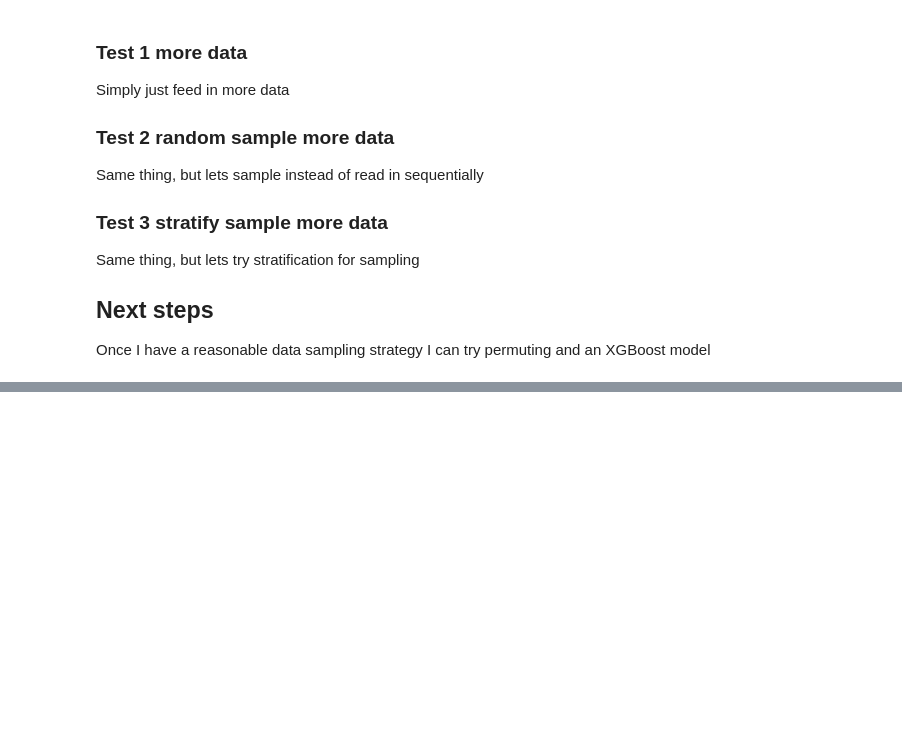
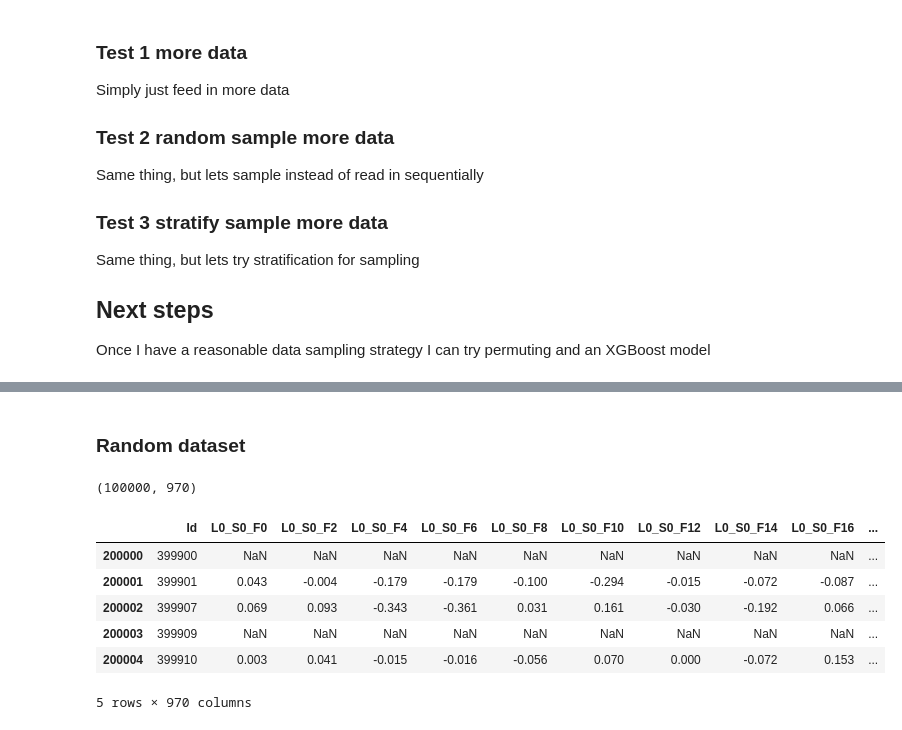
Before and after one commit to bloominstituteoftechnology/DS-Unit-2-Applied-Modeling, a Jupyter notebook: module3-permutation-boosting/LS_DS_233_assignment.ipynb, the cells around one changed output, grey strips where cells are left out. Drawn from its saved outputs; the diff is of its cells as text; code cells hidden in the pictures; blank space fills up the shorter version.

```diff
--- a/module3-permutation-boosting/LS_DS_233_assignment.ipynb
+++ b/module3-permutation-boosting/LS_DS_233_assignment.ipynb
@@ -72,0 +142,28 @@ num_iter = pd.read_csv(folder + 'train_numeric.csv', iterator = True, chunksize
+# %% [markdown]
+### Random dataset
+# %%
+#now lets do the random sample.  I'm going to go ahead and build a simple one since I couldn't
+#find any tailor made methods in sklearn
+from random import randint
+
+chunks = []
+
+while len(chunks) < 100:
+
+    if randint(0,100) <= 80:
+        continue
+
+    chunks.append(num_iter.get_chunk())
+
+rand_samp = pd.concat(chunks)
+print(rand_samp.shape)
+rand_samp.head()
+# %% [output]
+(100000, 970)
+|  | Id | L0_S0_F0 | L0_S0_F2 | L0_S0_F4 | L0_S0_F6 | L0_S0_F8 | L0_S0_F10 | L0_S0_F12 | L0_S0_F14 | L0_S0_F16 | ... |
+| 200000 | 399900 | NaN | NaN | NaN | NaN | NaN | NaN | NaN | NaN | NaN | ... |
+| 200001 | 399901 | 0.043 | -0.004 | -0.179 | -0.179 | -0.100 | -0.294 | -0.015 | -0.072 | -0.087 | ... |
+| 200002 | 399907 | 0.069 | 0.093 | -0.343 | -0.361 | 0.031 | 0.161 | -0.030 | -0.192 | 0.066 | ... |
+| 200003 | 399909 | NaN | NaN | NaN | NaN | NaN | NaN | NaN | NaN | NaN | ... |
+| 200004 | 399910 | 0.003 | 0.041 | -0.015 | -0.016 | -0.056 | 0.070 | 0.000 | -0.072 | 0.153 | ... |
+5 rows × 970 columns
```
Also changed, not shown: parts of 33 cells of this notebook.
